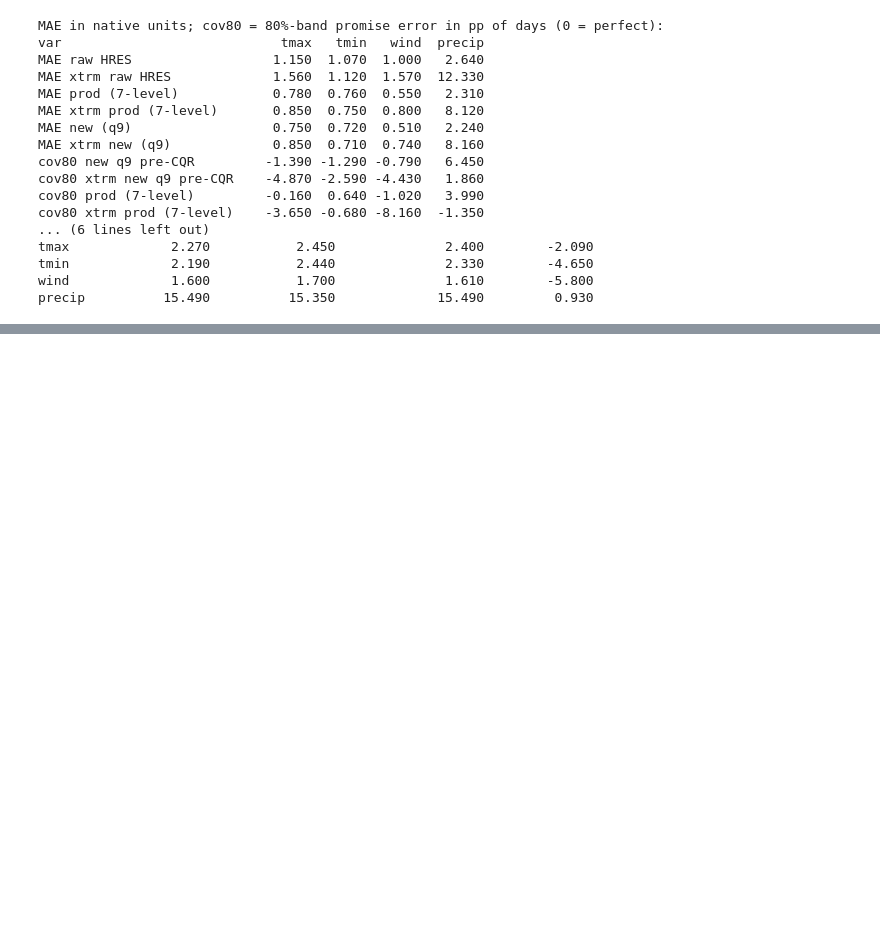
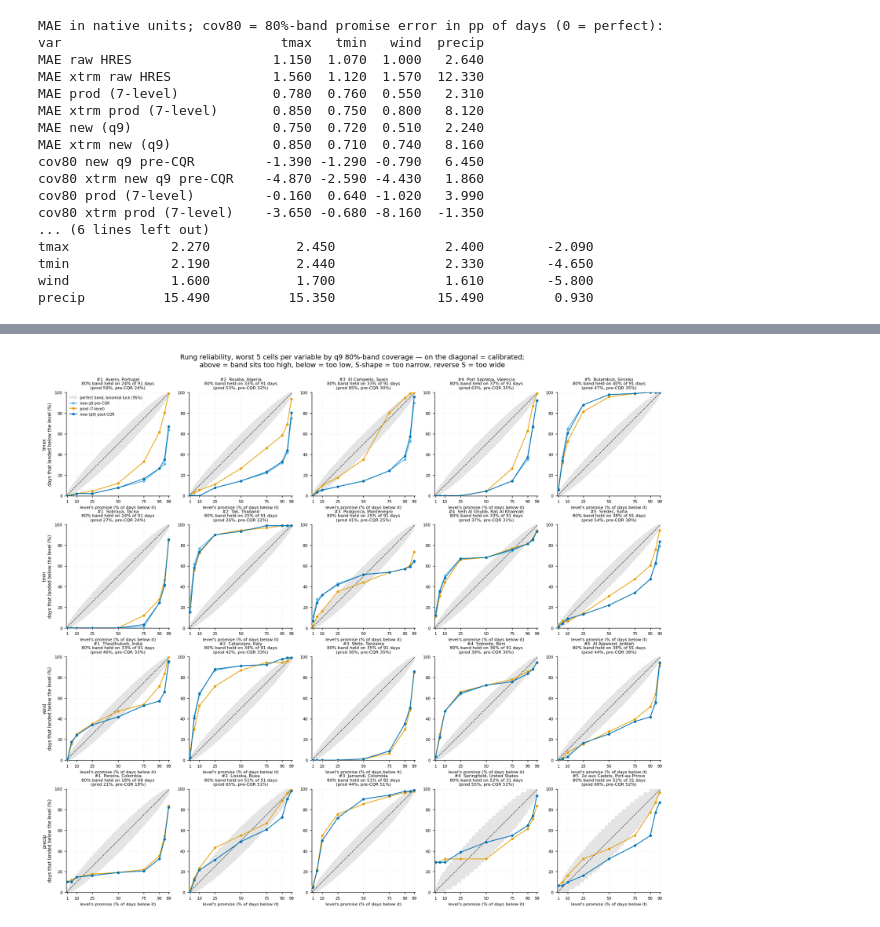
Before and after one commit to theitush/WeatherBaseline, a Jupyter notebook: scripts/bias_study/raw_vs_prod_vs_q9.ipynb, the cells around one changed output, grey strips where cells are left out. Drawn from its saved outputs; the diff is of its cells as text; code cells hidden in the pictures; blank space fills up the shorter version.

```diff
--- a/scripts/bias_study/raw_vs_prod_vs_q9.ipynb
+++ b/scripts/bias_study/raw_vs_prod_vs_q9.ipynb
@@ -601,3 +785,54 @@ precip          15.490          15.350             15.490         0.930
+# %%
+# --- figure 5: rung reliability for the cells whose q9 80% band held the fewest days
+#     Per cell and system: x = each level's promise (BAND_P), y = the fraction of the
+#     cell's days with truth <= that level. Grey = a PERFECT band's 95% binomial-luck
+#     envelope at this cell's day count. Precip rows are wet-forecast only.
+def rung_hit_rates(cell_rows, suffix):
+    "fraction of the cell's days with truth at or below each of the 9 quantile levels."
+    truth = cell_rows.truth_abs.to_numpy()
+    return np.array([(truth <= cell_rows[col + suffix].to_numpy()).mean()
+                     for col in BAND_COLS])
+
+def luck_envelope(n_days, alpha=0.05):
+    "95% binomial band a perfectly calibrated system's curve stays inside with n days."
+    promise = np.linspace(0.005, 0.995, 200)
+    return (promise, binom.ppf(alpha / 2, n_days, promise) / n_days,
+            binom.ppf(1 - alpha / 2, n_days, promise) / n_days)
+
+fig, axes = plt.subplots(len(VARS), N_WORST_CELLS,
+                         figsize=(3.1 * N_WORST_CELLS, 3.4 * len(VARS)))
+for row_i, var in enumerate(VARS):
+    rows = coverage_rows[var]
+    for col_i, key in enumerate(worst_by_coverage[var].index):
+        ax = axes[row_i, col_i]
+        cell = rows[rows.key == key]
+        promise, luck_lo, luck_hi = luck_envelope(len(cell))
+        ax.fill_between(100 * promise, 100 * luck_lo, 100 * luck_hi, color="#e4e4e4",
+                        lw=0, zorder=1, label="perfect band, binomial luck (95%)")
+        ax.plot([0, 100], [0, 100], color=INK, lw=0.9, linestyle="--", zorder=2)
+        for label, suffix, color in SYSTEMS_BAND:
+            ax.plot(100 * np.asarray(BAND_P), 100 * rung_hit_rates(cell, suffix),
+                    marker="o", markersize=3.5, lw=1.3, color=color, label=label,
+                    zorder=3)
+        coverage = worst_by_coverage[var].loc[key]
+        ax.set_title(f"#{col_i + 1}  {cell_label(key)}\n80% band held on "
+                     f"{coverage['new (q9) post-CQR']:.0f}% of {int(coverage.days)} days\n"
+                     f"(prod {coverage['prod (7-level)']:.0f}%, pre-CQR "
+                     f"{coverage['new q9 pre-CQR']:.0f}%)", fontsize=7.5)
+        ax.set_xlim(0, 100); ax.set_ylim(0, 100); ax.set_aspect("equal")
+        ax.set_xticks([1, 10, 25, 50, 75, 90, 99])
+        ax.set_xticklabels(["1", "10", "25", "50", "75", "90", "99"], fontsize=7)
+        ax.tick_params(axis="y", labelsize=7)
+        ax.set_xlabel("level's promise (% of days below it)", fontsize=7.5)
+    axes[row_i, 0].set_ylabel(f"{var}\ndays that landed below the level (%)", fontsize=8)
+axes[0, 0].legend(fontsize=6.5, frameon=False, loc="upper left")
+fig.suptitle(f"Rung reliability, worst {N_WORST_CELLS} cells per variable by q9 80%-band "
+             "coverage — on the diagonal = calibrated;\nabove = band sits too high, "
+             "below = too low, S-shape = too narrow, reverse S = too wide", y=1.0)
+fig.tight_layout()
+plt.show()
+# %% [output]
+[figure, added]
 # %% [markdown]
 ## Reading it
 
```
Also changed, not shown: parts of 5 cells of this notebook.
